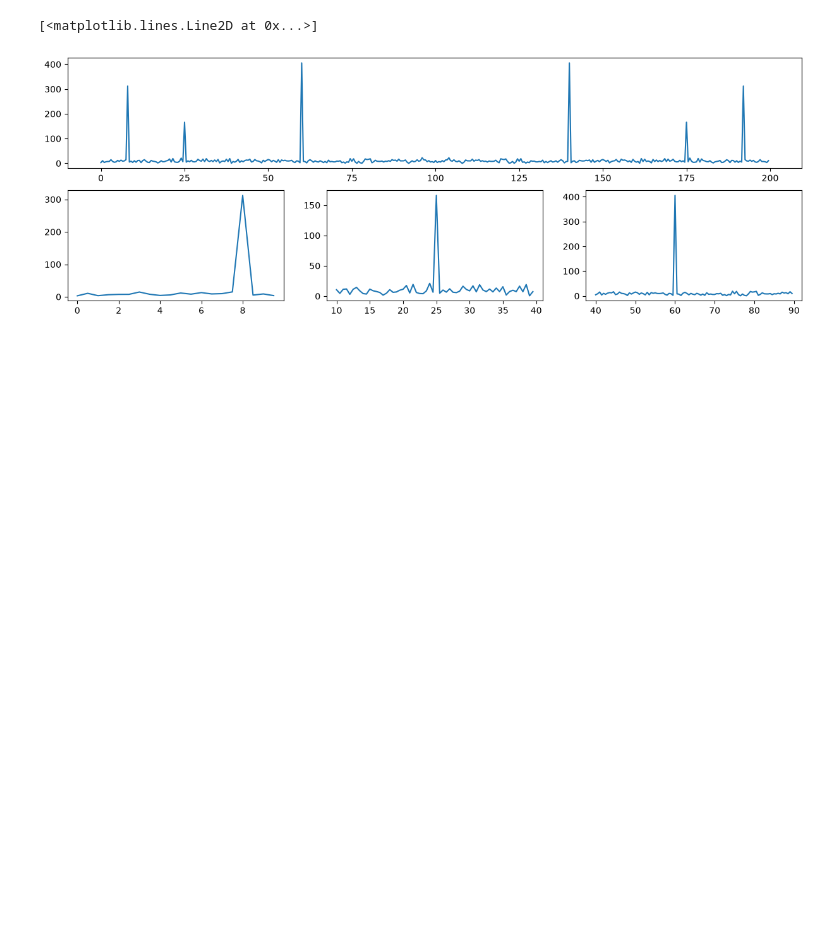
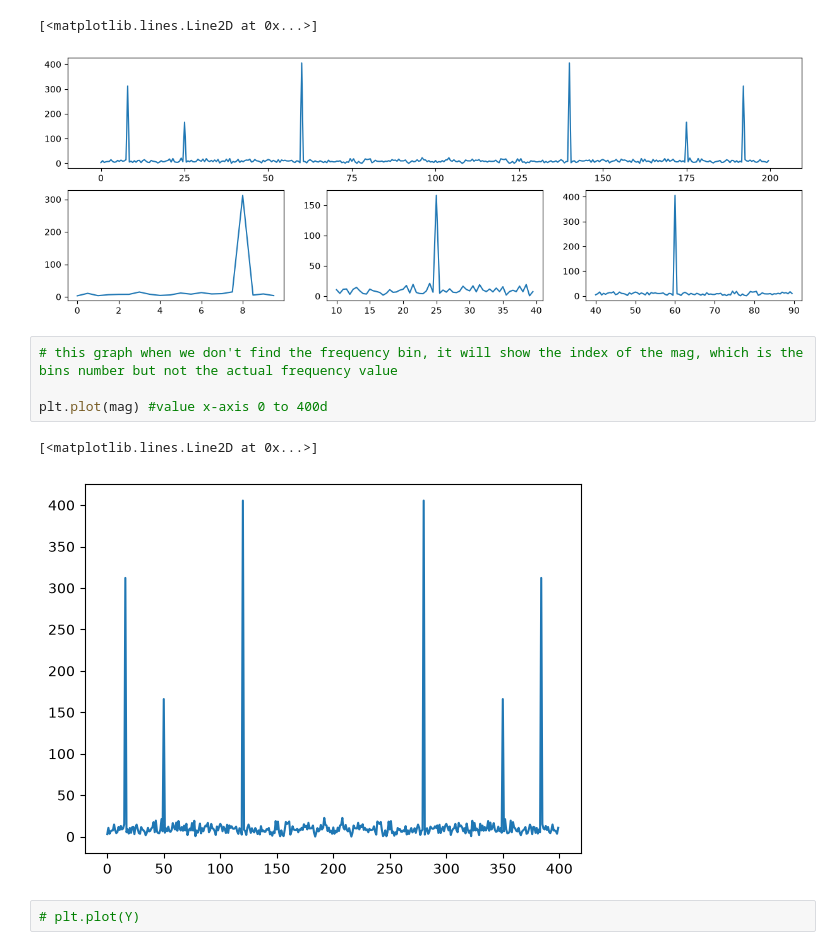
Before and after one commit to sotheasokea/Digital-Signal-Processing-Lecture, a Jupyter notebook: Other Exercises/SepectrumBinsPhaseFFTHonestPeaks.ipynb, the cells around one changed output. Saved outputs shown, nothing was run; the diff lists cells and outputs as text; blank space fills up the shorter version.

```diff
--- a/Other Exercises/SepectrumBinsPhaseFFTHonestPeaks.ipynb
+++ b/Other Exercises/SepectrumBinsPhaseFFTHonestPeaks.ipynb
@@ -106,3 +106,12 @@ plt.plot(freq[80:180], mag[80:180])
 # %% [output]
 [<matplotlib.lines.Line2D at 0x...>]
 [figure]
+# %%
+# this graph when we don't find the frequency bin, it will show the index of the mag, which is the bins number but not the actual frequency value
+
+plt.plot(mag) #value x-axis 0 to 400d
+# %% [output]
+[<matplotlib.lines.Line2D at 0x...>]
+[figure, added]
+# %%
+# plt.plot(Y)
```
Also changed, not shown: parts of 3 cells of this notebook.
